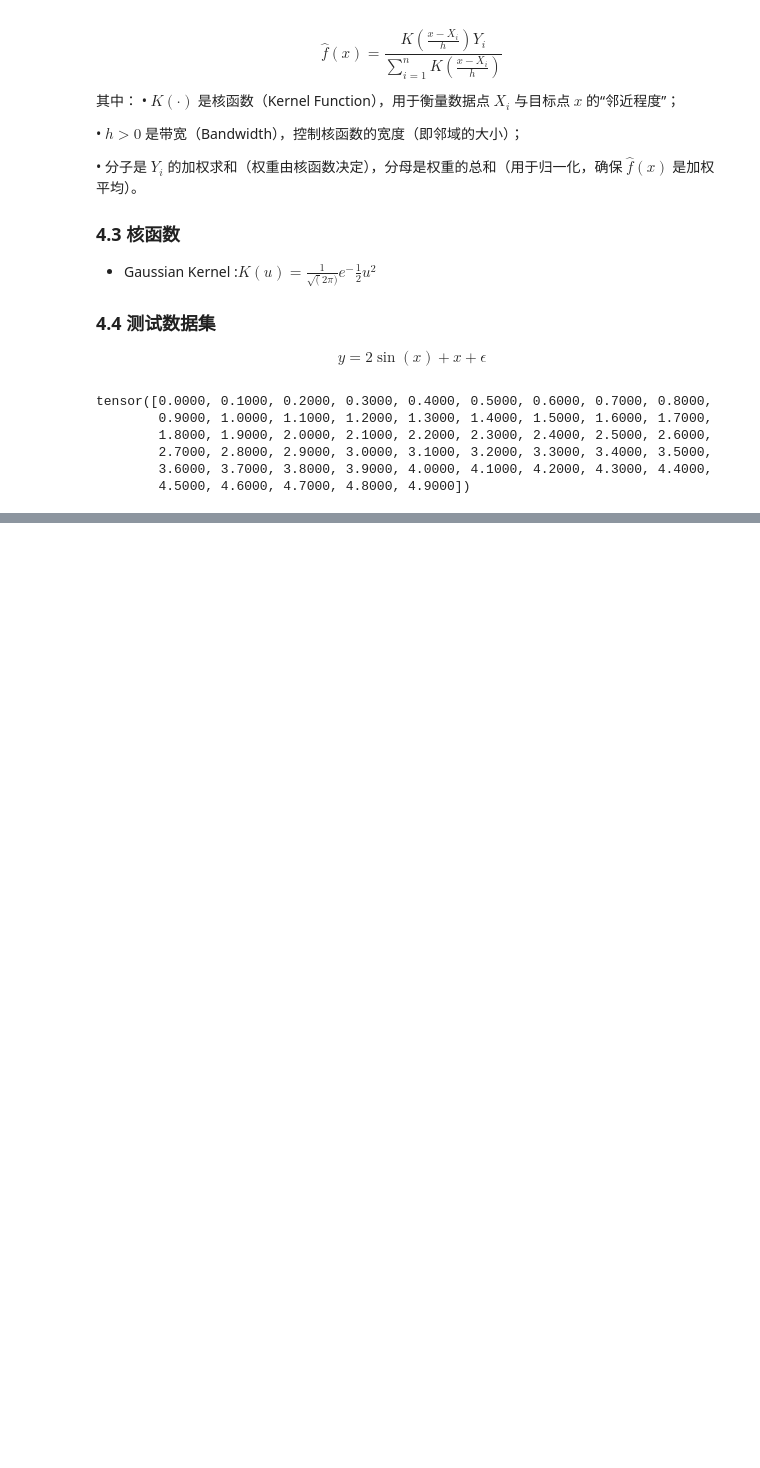
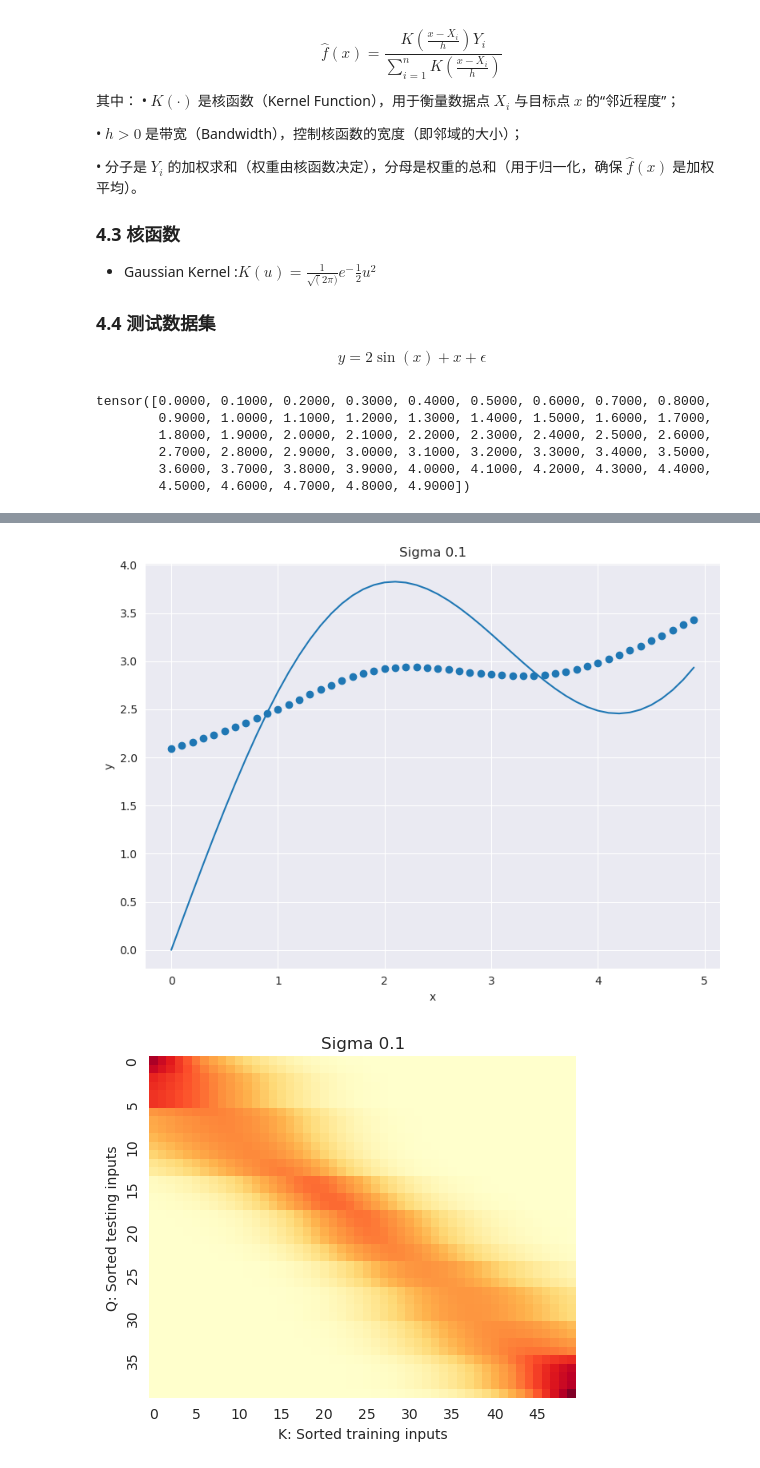
Before and after one commit to MJ-Zeng/Transfomer-Tutorials, a Jupyter notebook: 01_Attention Mechanism.ipynb, the cells around one changed output, grey strips where cells are left out. Saved outputs shown, nothing was run; the diff lists cells and outputs as text; code cells hidden in the pictures; blank space fills up the shorter version.

```diff
--- a/01_Attention Mechanism.ipynb
+++ b/01_Attention Mechanism.ipynb
@@ -201,0 +211,20 @@ plot_attention_heatmap(attention_W.unsqueeze(0).unsqueeze(0), x_label='K: Sorted
+# %%
+sigma = (0.1, 0.2, 0.5, 1)
+
+
+def gauassian_h(sigmam):
+    # 闭包
+    return (lambda x: torch.exp(-x ** 2) / (2 * sigmam ** 2))
+
+
+kernels = []
+
+for s in sigma:
+    names = f'Sigma {s}'
+    y_hat, attention_W = nadaraya_watson(x_train, y_train, x_val, kernel=gauassian_h(s))
+    plot_reg_compare(x_val, y_val, y_hat, title=names)
+    plot_attention_heatmap(attention_W.unsqueeze(0).unsqueeze(0), x_label='K: Sorted training inputs',
+                           y_label="Q: Sorted testing inputs", title=names)
+# %% [output]
+[figure, added]
+[figure, added]
```
Also changed, not shown: parts of 30 cells of this notebook.
